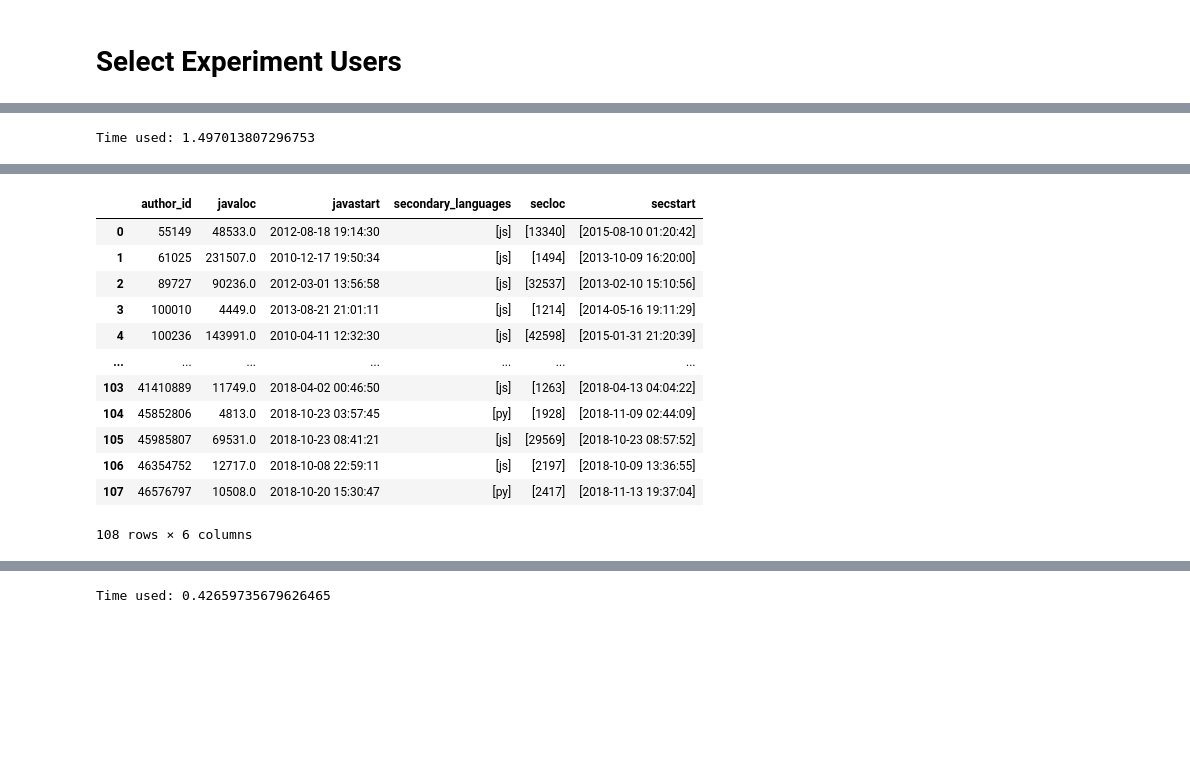
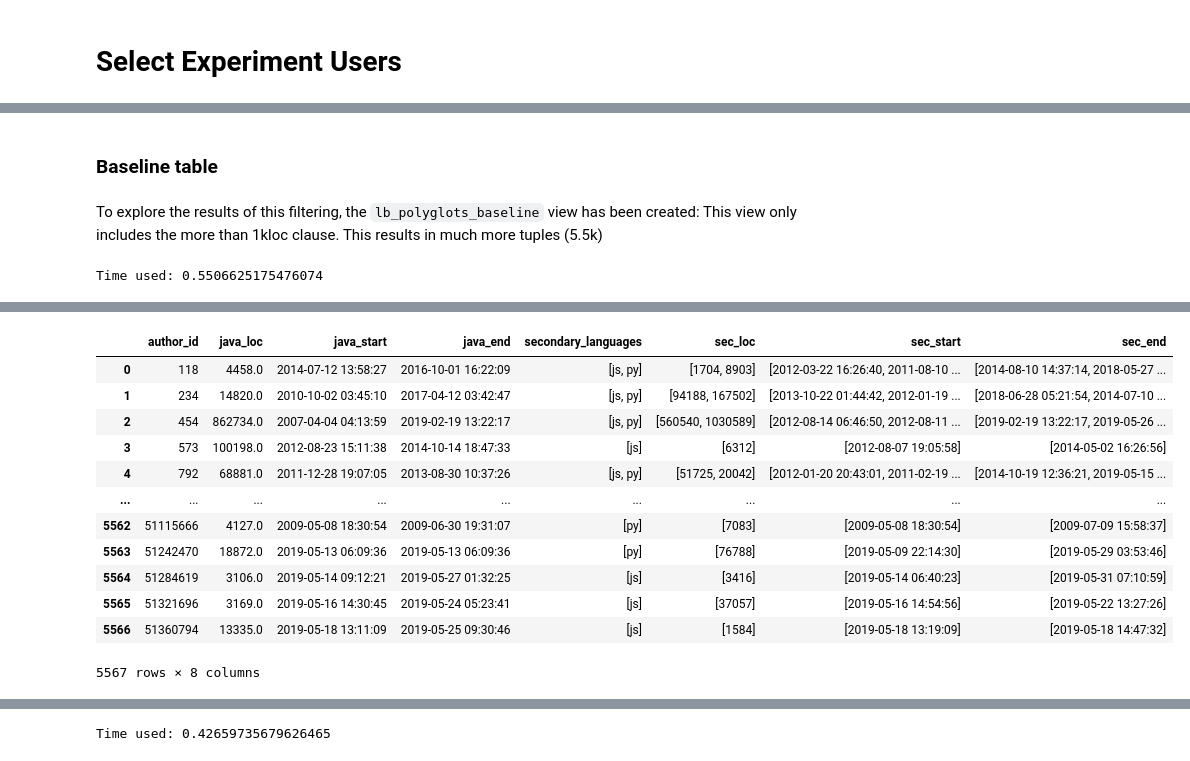
Before and after one commit to LeonBein/CRM20, a Jupyter notebook: DataExplorer.ipynb, the cells around one changed output, grey strips where cells are left out. Drawn from its saved outputs; the diff is of its cells as text; code cells hidden in the pictures; blank space fills up the shorter version.

```diff
--- a/DataExplorer.ipynb
+++ b/DataExplorer.ipynb
@@ -559,30 +679,37 @@ Time used: 0.22378754615783691
+# %% [markdown]
+### Baseline table
+# %% [markdown]
+To explore the results of this filtering, the `lb_polyglots_baseline` view has been created: This view only includes the more than 1kloc clause.
+This results in much more tuples (5.5k)
 # %%
 dbUtils.runQuery('''
-        DROP TABLE IF EXISTS crm20.lb_polyglots;
-        CREATE TABLE crm20.lb_polyglots AS (
-            SELECT lb_java_users.author_id, lb_java_users.loc AS javaLoC, lb_java_users.first_written as javaStart, ARRAY_AGG(lb_languages.language) AS secondary_languages, ARRAY_AGG(lb_languages.loc) AS secLoC, ARRAY_AGG(lb_languages.first_written) as secStart
+        DROP VIEW IF EXISTS crm20.lb_polyglots_baseline;
+
+        CREATE VIEW crm20.lb_polyglots_baseline AS (
+            SELECT
+                lb_java_users.author_id, lb_java_users.loc AS java_loc, lb_java_users.first_written as java_start, lb_java_users.last_written as java_end,
+                ARRAY_AGG(lb_languages.language) AS secondary_languages, ARRAY_AGG(lb_languages.loc) AS sec_loc, ARRAY_AGG(lb_languages.first_written) as sec_start, ARRAY_AGG(lb_languages.last_written) as sec_end
             FROM crm20.lb_java_users, crm20.lb_languages
             WHERE lb_java_users.author_id = lb_languages.author_id
             AND (lb_languages.language = 'py' OR lb_languages.language = 'js') AND lb_languages.loc > 1000
-            GROUP BY lb_java_users.author_id, lb_java_users.loc, lb_java_users.first_written
-            HAVING lb_java_users.loc / 2 > ALL(ARRAY_AGG(lb_languages.loc))
-            AND lb_java_users.first_written < ALL(ARRAY_AGG(lb_languages.first_written))
+            GROUP BY lb_java_users.author_id, lb_java_users.loc, lb_java_users.first_written, lb_java_users.last_written
         );
-        SELECT * FROM crm20.lb_polyglots
+
+        SELECT * FROM crm20.lb_polyglots_baseline
 ''')
 # %% [output]
-Time used: 1.497013807296753
+Time used: 0.5506625175476074
 [interactive output not drawn]
-|  | author_id | javaloc | javastart | secondary_languages | secloc | secstart |
-| 0 | 55149 | 48533.0 | 2012-08-18 19:14:30 | [js] | [13340] | [2015-08-10 01:20:42] |
-| 1 | 61025 | 231507.0 | 2010-12-17 19:50:34 | [js] | [1494] | [2013-10-09 16:20:00] |
-| 2 | 89727 | 90236.0 | 2012-03-01 13:56:58 | [js] | [32537] | [2013-02-10 15:10:56] |
-| 3 | 100010 | 4449.0 | 2013-08-21 21:01:11 | [js] | [1214] | [2014-05-16 19:11:29] |
-| 4 | 100236 | 143991.0 | 2010-04-11 12:32:30 | [js] | [42598] | [2015-01-31 21:20:39] |
-| ... | ... | ... | ... | ... | ... | ... |
-| 103 | 41410889 | 11749.0 | 2018-04-02 00:46:50 | [js] | [1263] | [2018-04-13 04:04:22] |
-| 104 | 45852806 | 4813.0 | 2018-10-23 03:57:45 | [py] | [1928] | [2018-11-09 02:44:09] |
-| 105 | 45985807 | 69531.0 | 2018-10-23 08:41:21 | [js] | [29569] | [2018-10-23 08:57:52] |
-| 106 | 46354752 | 12717.0 | 2018-10-08 22:59:11 | [js] | [2197] | [2018-10-09 13:36:55] |
-| 107 | 46576797 | 10508.0 | 2018-10-20 15:30:47 | [py] | [2417] | [2018-11-13 19:37:04] |
+|  | author_id | java_loc | java_start | java_end | secondary_languages | sec_loc | sec_start | sec_end |
+| 0 | 118 | 4458.0 | 2014-07-12 13:58:27 | 2016-10-01 16:22:09 | [js, py] | [1704, 8903] | [2012-03-22 16:26:40, 2011-08-10 ... | [2014-08-10 14:37:14, 2018-05-27 ... |
+| 1 | 234 | 14820.0 | 2010-10-02 03:45:10 | 2017-04-12 03:42:47 | [js, py] | [94188, 167502] | [2013-10-22 01:44:42, 2012-01-19 ... | [2018-06-28 05:21:54, 2014-07-10 ... |
+| 2 | 454 | 862734.0 | 2007-04-04 04:13:59 | 2019-02-19 13:22:17 | [js, py] | [560540, 1030589] | [2012-08-14 06:46:50, 2012-08-11 ... | [2019-02-19 13:22:17, 2019-05-26 ... |
+| 3 | 573 | 100198.0 | 2012-08-23 15:11:38 | 2014-10-14 18:47:33 | [js] | [6312] | [2012-08-07 19:05:58] | [2014-05-02 16:26:56] |
+| 4 | 792 | 68881.0 | 2011-12-28 19:07:05 | 2013-08-30 10:37:26 | [js, py] | [51725, 20042] | [2012-01-20 20:43:01, 2011-02-19 ... | [2014-10-19 12:36:21, 2019-05-15 ... |
+| ... | ... | ... | ... | ... | ... | ... | ... | ... |
+| 5562 | 51115666 | 4127.0 | 2009-05-08 18:30:54 | 2009-06-30 19:31:07 | [py] | [7083] | [2009-05-08 18:30:54] | [2009-07-09 15:58:37] |
+| 5563 | 51242470 | 18872.0 | 2019-05-13 06:09:36 | 2019-05-13 06:09:36 | [py] | [76788] | [2019-05-09 22:14:30] | [2019-05-29 03:53:46] |
+| 5564 | 51284619 | 3106.0 | 2019-05-14 09:12:21 | 2019-05-27 01:32:25 | [js] | [3416] | [2019-05-14 06:40:23] | [2019-05-31 07:10:59] |
+| 5565 | 51321696 | 3169.0 | 2019-05-16 14:30:45 | 2019-05-24 05:23:41 | [js] | [37057] | [2019-05-16 14:54:56] | [2019-05-22 13:27:26] |
+| 5566 | 51360794 | 13335.0 | 2019-05-18 13:11:09 | 2019-05-25 09:30:46 | [js] | [1584] | [2019-05-18 13:19:09] | [2019-05-18 14:47:32] |
-108 rows × 6 columns
+5567 rows × 8 columns
```
Also changed, not shown: parts of 72 cells of this notebook, 1 other file.
